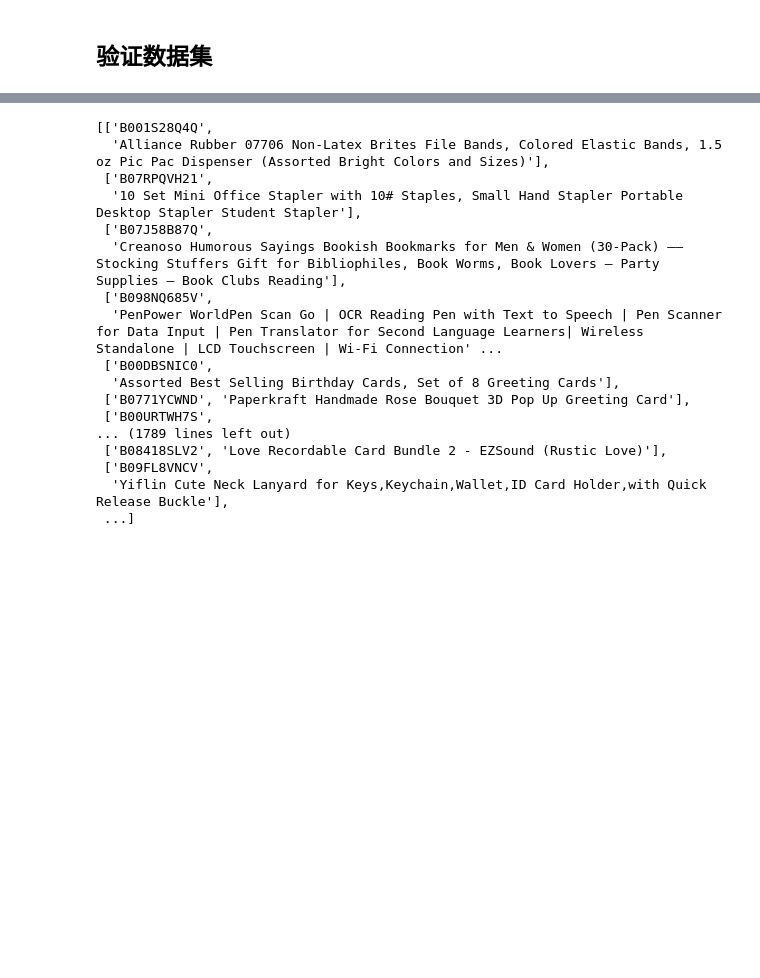
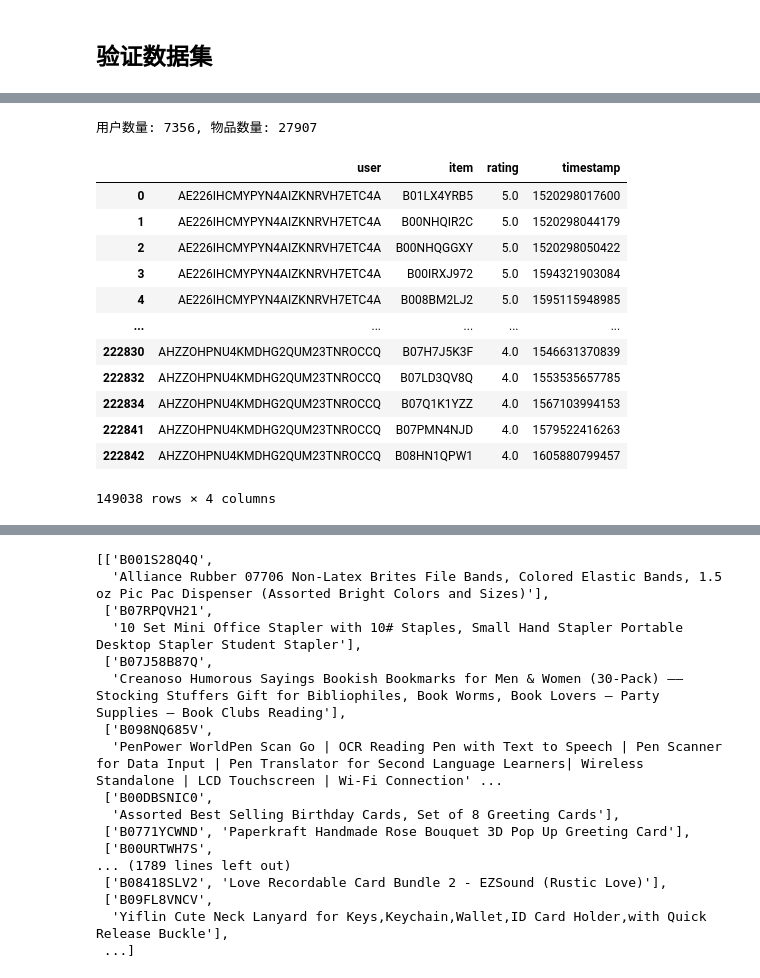
Before and after one commit to NoyeArk/graduation_design, a Jupyter notebook: ipynb/data_process/amazon.ipynb, the cells around one changed output, grey strips where cells are left out. Saved outputs shown, nothing was run; the diff lists cells and outputs as text; code cells hidden in the pictures; blank space fills up the shorter version.

```diff
--- a/ipynb/data_process/amazon.ipynb
+++ b/ipynb/data_process/amazon.ipynb
@@ -97,0 +83,19 @@ data
+# %%
+df_filtered = data[data['item'].isin(true_items)]
+print(f"用户数量: {len(df_filtered['user'].unique())}, 物品数量: {len(df_filtered['item'].unique())}")
+df_filtered
+# %% [output]
+用户数量: 7356, 物品数量: 27907
+|  | user | item | rating | timestamp |
+| 0 | AE226IHCMYPYN4AIZKNRVH7ETC4A | B01LX4YRB5 | 5.0 | 1520298017600 |
+| 1 | AE226IHCMYPYN4AIZKNRVH7ETC4A | B00NHQIR2C | 5.0 | 1520298044179 |
+| 2 | AE226IHCMYPYN4AIZKNRVH7ETC4A | B00NHQGGXY | 5.0 | 1520298050422 |
+| 3 | AE226IHCMYPYN4AIZKNRVH7ETC4A | B00IRXJ972 | 5.0 | 1594321903084 |
+| 4 | AE226IHCMYPYN4AIZKNRVH7ETC4A | B008BM2LJ2 | 5.0 | 1595115948985 |
+| ... | ... | ... | ... | ... |
+| 222830 | AHZZOHPNU4KMDHG2QUM23TNROCCQ | B07H7J5K3F | 4.0 | 1546631370839 |
+| 222832 | AHZZOHPNU4KMDHG2QUM23TNROCCQ | B07LD3QV8Q | 4.0 | 1553535657785 |
+| 222834 | AHZZOHPNU4KMDHG2QUM23TNROCCQ | B07Q1K1YZZ | 4.0 | 1567103994153 |
+| 222841 | AHZZOHPNU4KMDHG2QUM23TNROCCQ | B07PMN4NJD | 4.0 | 1579522416263 |
+| 222842 | AHZZOHPNU4KMDHG2QUM23TNROCCQ | B08HN1QPW1 | 4.0 | 1605880799457 |
+149038 rows × 4 columns
```
Also changed, not shown: parts of 21 cells of this notebook, 12 other files.
